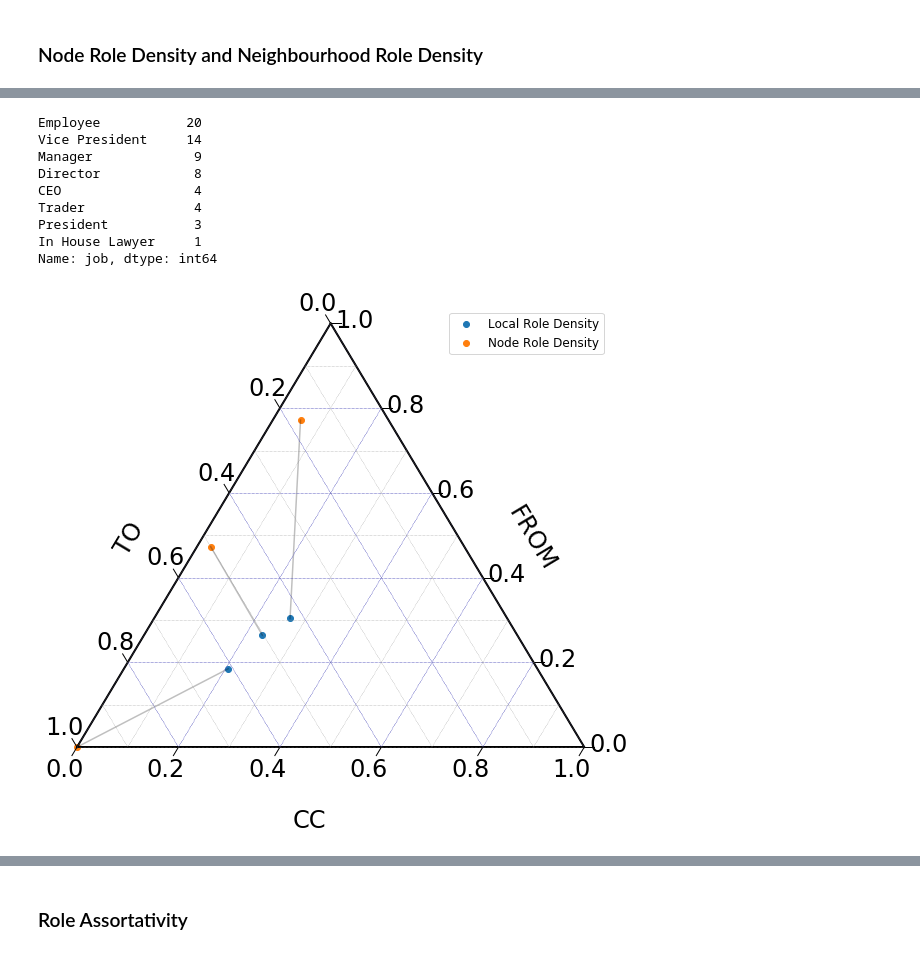
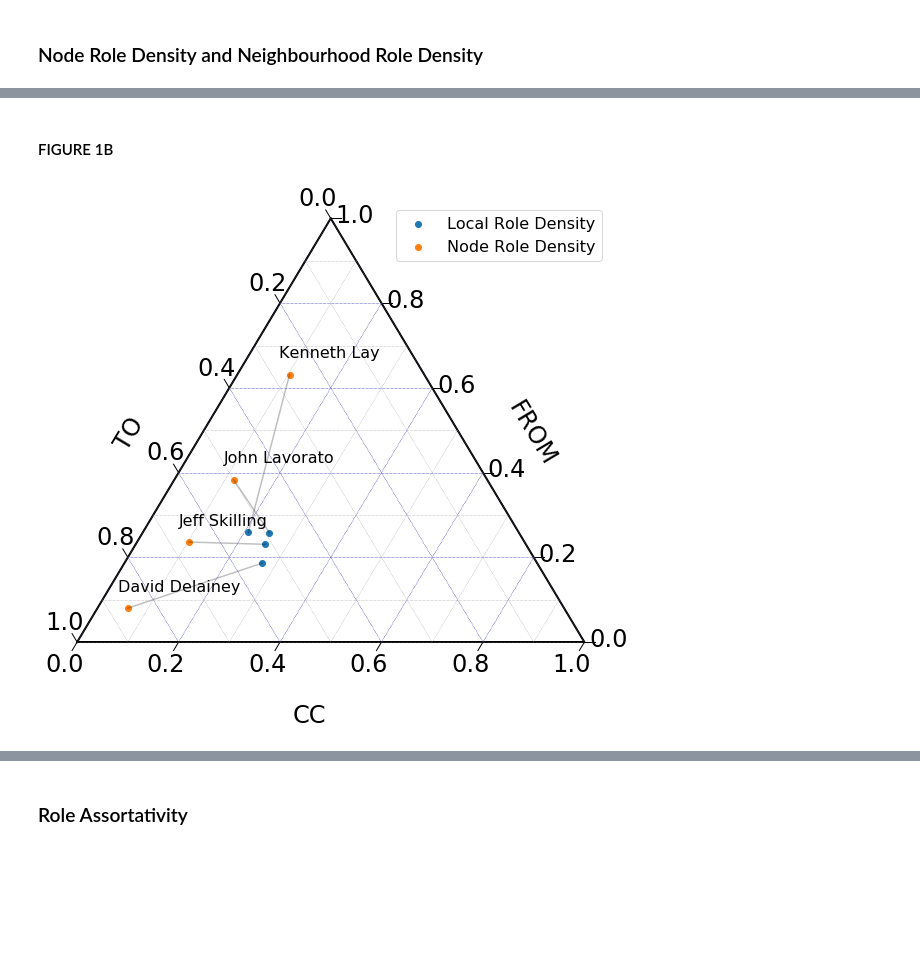
Before and after one commit to PhilChodrow/annotated_hypergraphs, a Jupyter notebook: analysis/case_study_enron.ipynb, the cells around one changed output, grey strips where cells are left out. Saved outputs shown, nothing was run; the diff lists cells and outputs as text; code cells hidden in the pictures; blank space fills up the shorter version.

```diff
--- a/analysis/case_study_enron.ipynb
+++ b/analysis/case_study_enron.ipynb
@@ -95,3 +86,13 @@ def size(line):
     return ((x-y)**2).sum()
 
 lines.sort(key=lambda x: size(x), reverse=True)
+
+names = pd.read_csv('../data/enron/enron_jobs.csv', index_col='node_id')
+# [names.loc[x] for x,_,_ in lines[:5]]
+ids = names.query('job=="CEO"').index
+focus = [l for l in lines if l[0] in ids]
+
+def format_name(string):
+    return ' '.join(string.split('.')).title()
+
+name_annotations = [(f[0],f[2],format_name(names['name'][f[0]])) for f in focus]
@@ -100,12 +98,0 @@ names = pd.read_csv('../data/enron/enron_jobs.csv', index_col='node_id')
-# %%
-names.job.value_counts()
-# %% [output]
-Employee           20
-Vice President     14
-Manager             9
-Director            8
-CEO                 4
-Trader              4
-President           3
-In House Lawyer     1
-Name: job, dtype: int64
@@ -116,49 +99,45 @@ focus = [l for l in lines if l[0] in ids]
+# %% [markdown]
+#### FIGURE 1B
 # %%
 fig, tax = ternary.figure(scale=1)
 fig.set_size_inches(10, 9)
 
-# tax.scatter(node_role_par.values, marker='o', color='C1', label="Node Role Density")
-fontsize = 12
-offset = 0.2
+fontsize = 16
+offset = 0.15
 
 
 first=True
 for line in focus:
 
     tax.plot(line[1:], color='k', alpha=0.25)
     lr = tax.scatter([line[1]], marker='o', color='C0', label="Local Role Density")
     nr = tax.scatter([line[2]], marker='o', color='C1', label="Node Role Density")
 
     if first:
         tax.legend(fontsize=fontsize)
         first=False
 
+for ix,point,name in name_annotations:
+    tax.annotate(name, position=point + np.array([-0.04, 0.04, 0.00]), fontsize=fontsize)
+
 tax.boundary(linewidth=2.0)
 tax.gridlines(multiple=0.2, color="blue")
 
 tax.ticks(ticks=[0,0.2,0.4,0.6,0.8,1], axis='lbr', linewidth=1,
           tick_formats='%.1f',
           fontsize=24,
           offset=0.02)
 tax.left_axis_label("TO", offset=0.15, fontsize=24)
 tax.right_axis_label("FROM", offset=0.15, fontsize=24)
 tax.bottom_axis_label("CC", offset=0.15, fontsize=24)
 
-# tax.top_corner_label("TO", fontsize=fontsize, offset=0.2)
-# tax.left_corner_label("CC", fontsize=fontsize, offset=offset)
-# tax.right_corner_label("FROM", fontsize=fontsize, offset=offset)
-
-# lr.set_label('Local')
-# ls = [lr,nr]
-
-# tax.legend(ls, fontsize=fontsize)
 tax.boundary(linewidth=1)
 tax.gridlines(multiple=0.1, color="gray")
-# tax.ticks(axis='lbr', linewidth=1, multiple=10)
 tax.get_axes().axis('off')
 
 tax.ax.axis('off');
+tax._redraw_labels()
 
-fig.savefig('../fig/roles_assortativity.png', bbox_inches='tight')
+fig.savefig('../fig/roles_assortativity.pdf', bbox_inches='tight')
 # %% [output]
-[figure, old version]
+[figure, new version]
```
Also changed, not shown: parts of 37 cells of this notebook, 2 other files.
